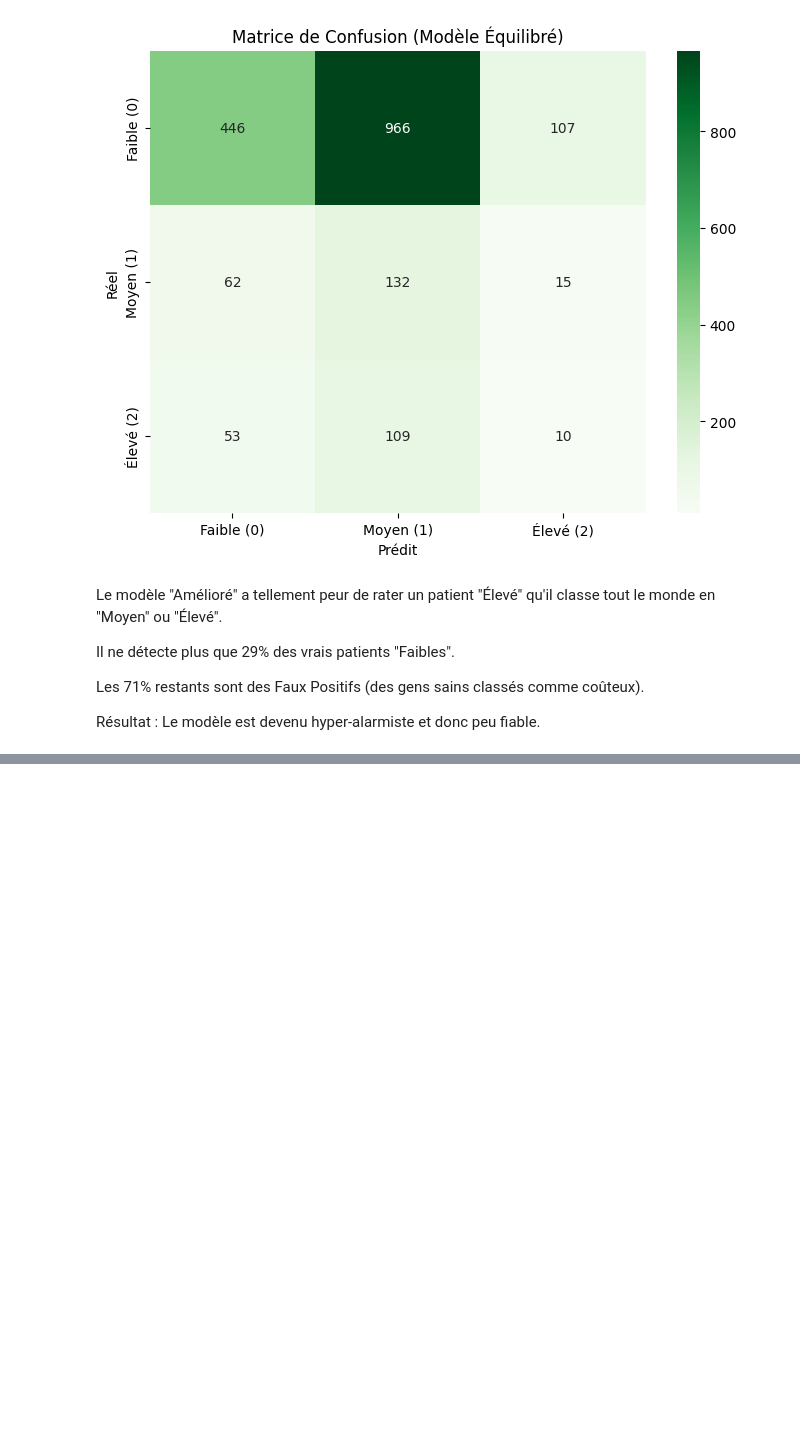
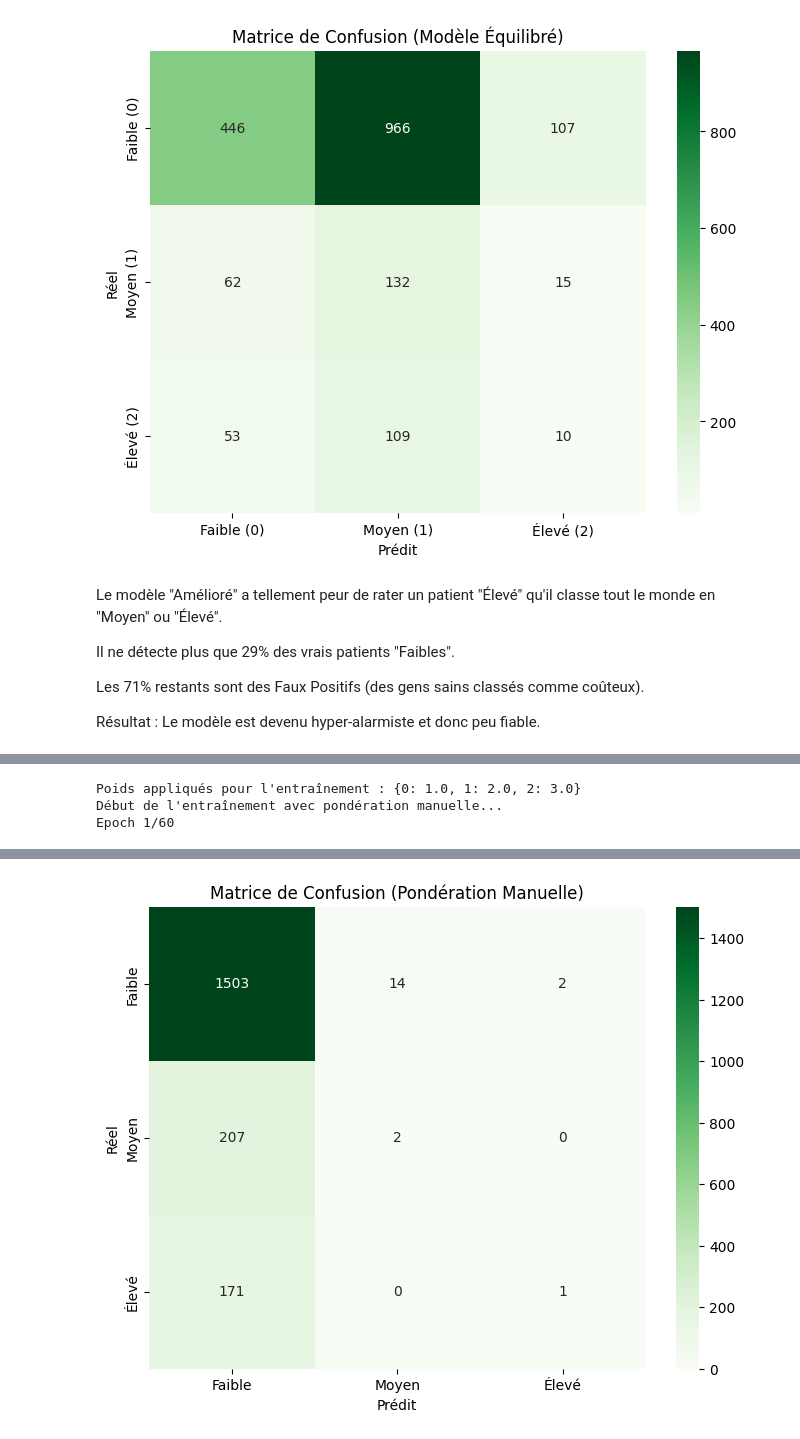
Before and after one commit to Amandine701/Applied-statistical-learning, a Jupyter notebook: neural_network.ipynb, the cells around one changed output, grey strips where cells are left out. Saved outputs shown, nothing was run; the diff lists cells and outputs as text; code cells hidden in the pictures; blank space fills up the shorter version.

Commit message:
NN test avec poids manuels

```diff
--- a/neural_network.ipynb
+++ b/neural_network.ipynb
@@ -354,0 +366,71 @@ Résultat : Le modèle est devenu hyper-alarmiste et donc peu fiable.
+# %%
+# 1. Définition des poids manuels
+# On penalise 2x plus les erreurs sur 'Moyen' et 3x plus sur 'Élevé'
+manual_class_weights = {
+    0: 1.0,  # Faible
+    1: 2.0,  # Moyen
+    2: 3.0   # Élevé
+}
+print(f"Poids appliqués pour l'entraînement : {manual_class_weights}")
+
+# 2. Re-création d'un modèle vierge
+# (On s'assure d'utiliser la fonction de construction disponible)
+if 'build_classification_model' in locals():
+    builder = build_classification_model
+elif 'build_model_course' in locals():
+    builder = build_model_course
+else:
+    raise NameError("La fonction de construction du modèle (ex: build_classification_model) est introuvable.")
+
+model_manual = builder(input_shape)
+
+# 3. Entraînement avec les poids manuels
+early_stopping = callbacks.EarlyStopping(monitor='val_loss', patience=10, restore_best_weights=True)
+
+print("Début de l'entraînement avec pondération manuelle...")
+history_manual = model_manual.fit(
+    X_train_preproc, y_train_arr,
+    validation_split=0.2,
+    epochs=60,
+    batch_size=32,
+    callbacks=[early_stopping],
+    class_weight=manual_class_weights, # Application de la pondération douce
+    verbose=1
+)
+
+# 4. Évaluation du modèle
+y_pred_probs_manual = model_manual.predict(X_test_preproc)
+y_pred_classes_manual = np.argmax(y_pred_probs_manual, axis=1)
+
+print("\n" + "="*50)
+print("Rapport de Classification (Modèle Pondéré Manuel)")
+print("="*50)
+print(classification_report(y_test_arr, y_pred_classes_manual, target_names=['Faible', 'Moyen', 'Élevé']))
+
+# Comparaison des métriques
+new_macro_f1 = f1_score(y_test_arr, y_pred_classes_manual, average='macro')
+
+print("\n>>> COMPARAISON DES PERFORMANCES (Macro F1-Score) <<<")
+if 'macro_f1' in locals():
+    print(f"   - Modèle Standard (Baseline) : {macro_f1:.4f}")
+    print(f"   - Modèle Pondéré (Actuel)    : {new_macro_f1:.4f}")
+    if new_macro_f1 > macro_f1:
+        print(f"   --> GAIN : +{((new_macro_f1 - macro_f1)/macro_f1)*100:.1f}%")
+else:
+    print(f"   - Modèle Pondéré (Actuel)    : {new_macro_f1:.4f}")
+    print("   (Pas de baseline 'macro_f1' trouvée en mémoire pour comparer)")
+
+# Matrice de confusion
+cm_manual = confusion_matrix(y_test_arr, y_pred_classes_manual)
+plt.figure(figsize=(8, 6))
+sns.heatmap(cm_manual, annot=True, fmt='d', cmap='Greens',
+            xticklabels=['Faible', 'Moyen', 'Élevé'],
+            yticklabels=['Faible', 'Moyen', 'Élevé'])
+plt.xlabel('Prédit')
+plt.ylabel('Réel')
+plt.title('Matrice de Confusion (Pondération Manuelle)')
+plt.show()
+# %% [output]
+Poids appliqués pour l'entraînement : {0: 1.0, 1: 2.0, 2: 3.0}
+Début de l'entraînement avec pondération manuelle...
+Epoch 1/60
@@ -354,0 +454 @@ Résultat : Le modèle est devenu hyper-alarmiste et donc peu fiable.
+[figure, added]
```
Also changed, not shown: parts of 2 cells of this notebook.
